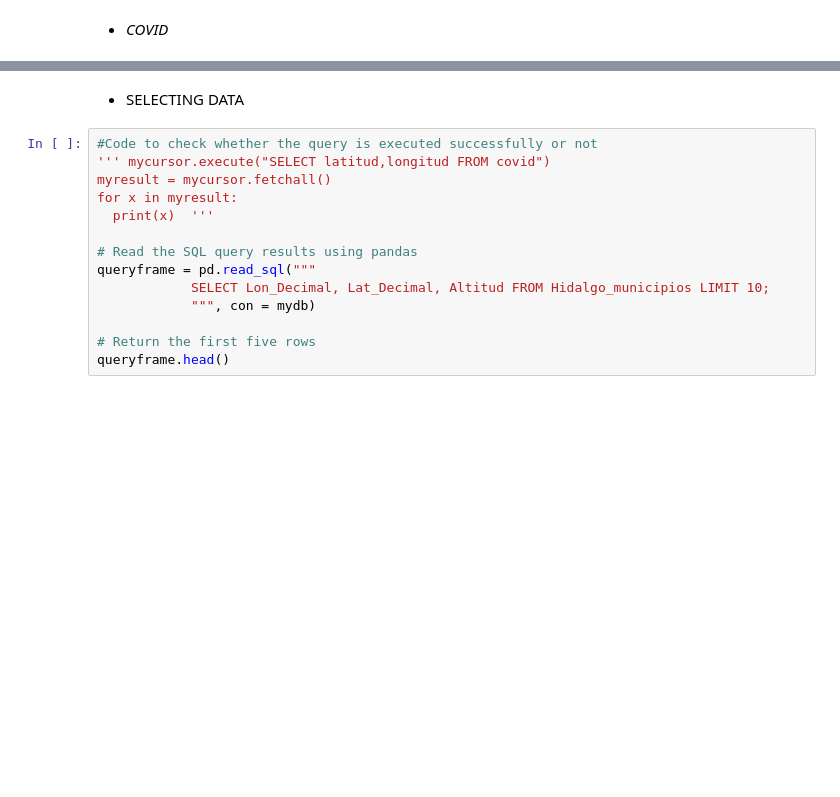
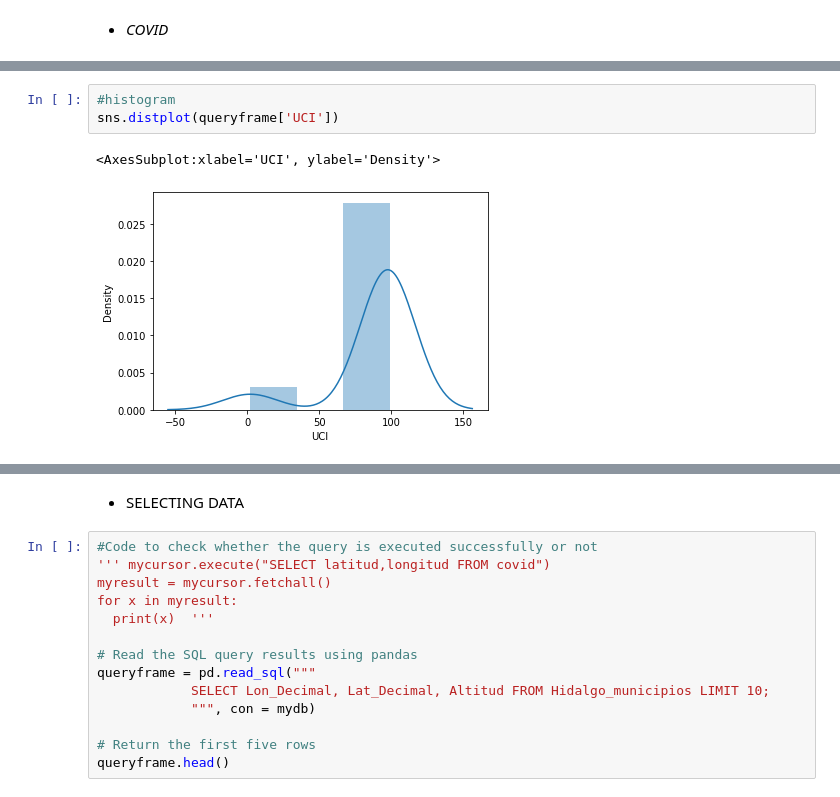
Before and after one commit to nelyher98/GeospatialAnalysis, a Jupyter notebook: DataAnalysis.ipynb, the cells around one changed output, grey strips where cells are left out. Drawn from its saved outputs; the diff is of its cells as text; blank space fills up the shorter version.

```diff
--- a/DataAnalysis.ipynb
+++ b/DataAnalysis.ipynb
@@ -112,0 +128,6 @@ df.to_sql('DrenajeN',con=engine,index=False,if_exists='append')
+# %%
+#histogram
+sns.distplot(queryframe['UCI'])
+# %% [output]
+<AxesSubplot:xlabel='UCI', ylabel='Density'>
+[figure, added]
```
Also changed, not shown: parts of 36 cells of this notebook, 5 other files.
